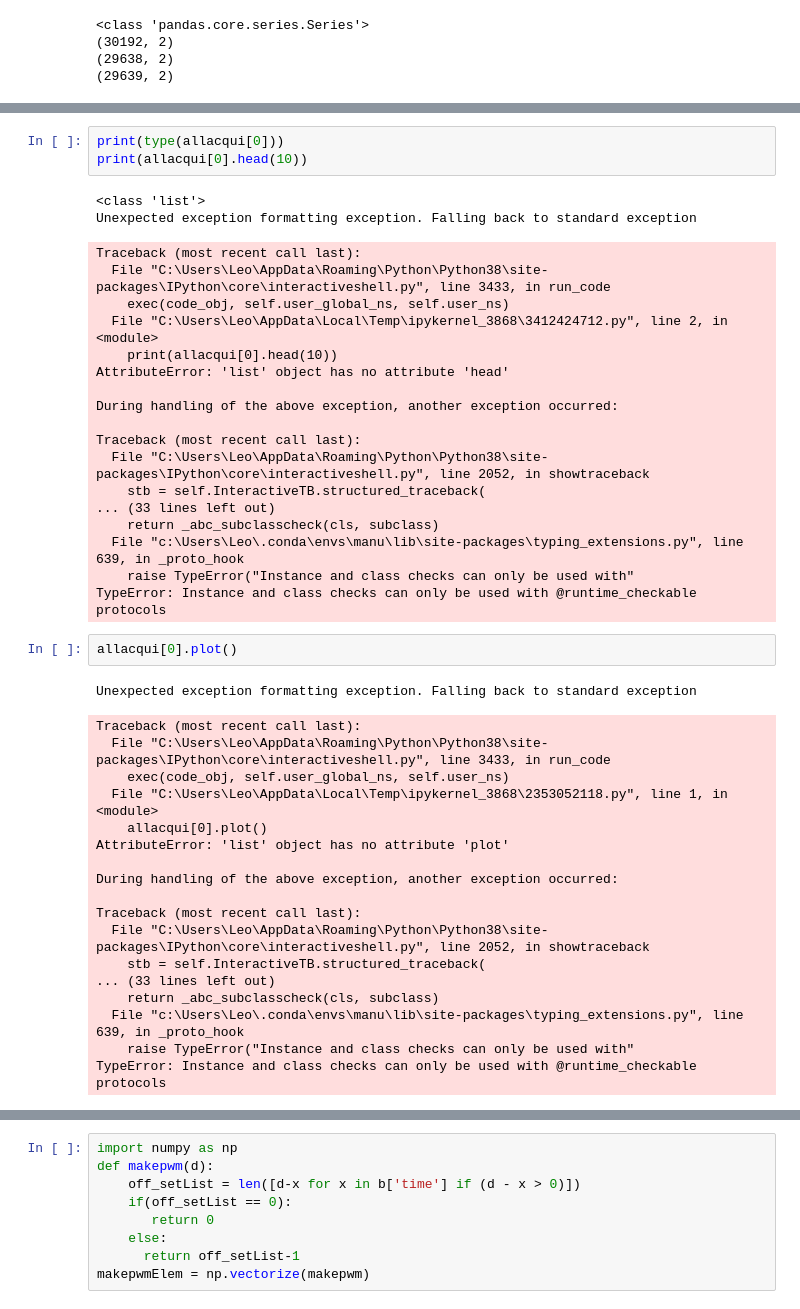
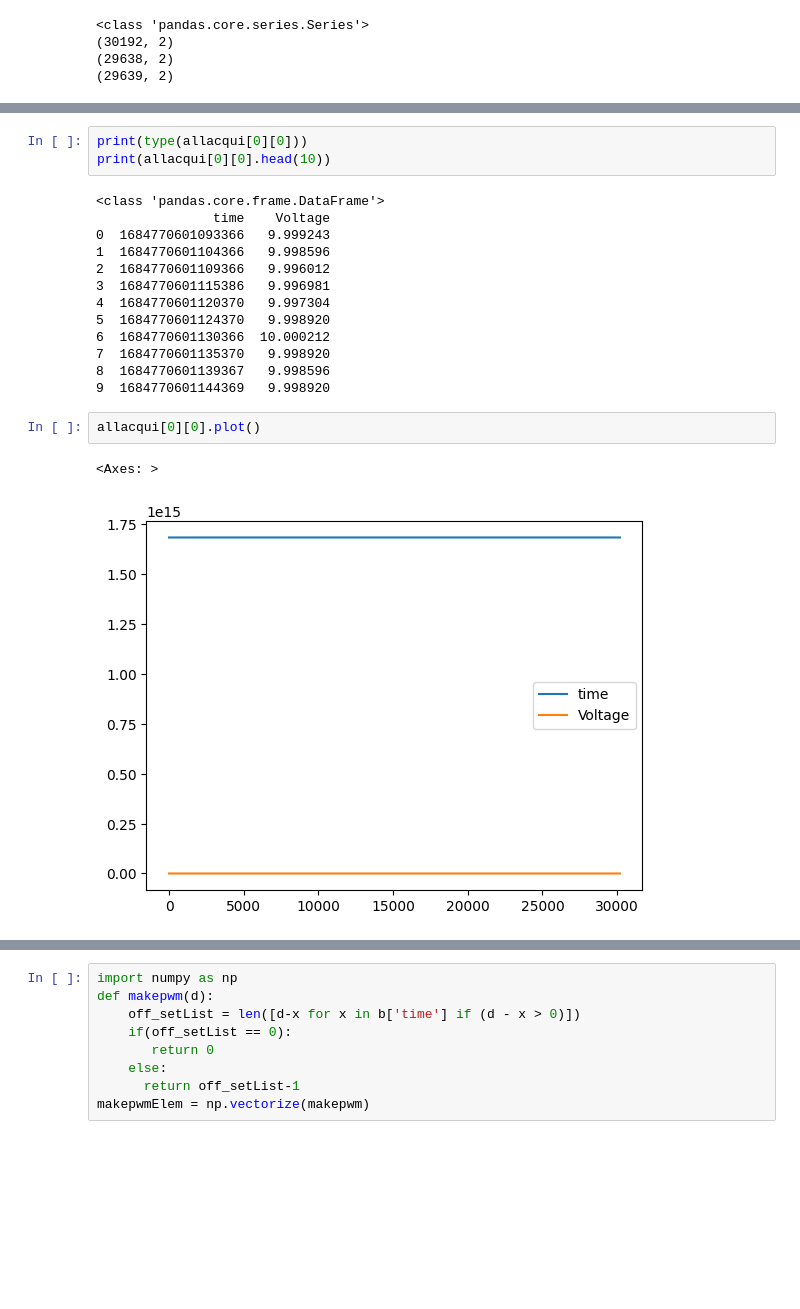
Before and after one commit to Simone-Scalella/Manutenzione_preventiva, a Jupyter notebook: analisi.ipynb, the cells around one changed output, grey strips where cells are left out. Drawn from its saved outputs; the diff is of its cells as text; blank space fills up the shorter version.

```diff
--- a/analisi.ipynb
+++ b/analisi.ipynb
@@ -83,47 +64,24 @@ TypeError: Instance and class checks can only be used with @runtime_checkable pr
 # %%
-print(type(allacqui[0]))
-print(allacqui[0].head(10))
+print(type(allacqui[0][0]))
+print(allacqui[0][0].head(10))
 # %% [output]
-<class 'list'>
-Unexpected exception formatting exception. Falling back to standard exception
+<class 'pandas.core.frame.DataFrame'>
+               time    Voltage
+0  1684770601093366   9.999243
+1  1684770601104366   9.998596
+2  1684770601109366   9.996012
+3  1684770601115386   9.996981
+4  1684770601120370   9.997304
+5  1684770601124370   9.998920
+6  1684770601130366  10.000212
+7  1684770601135370   9.998920
+8  1684770601139367   9.998596
+9  1684770601144369   9.998920
-Traceback (most recent call last):
-  File "C:\Users\Leo\AppData\Roaming\Python\Python38\site-packages\IPython\core\interactiveshell.py", line 3433, in run_code
-    exec(code_obj, self.user_global_ns, self.user_ns)
-  File "C:\Users\Leo\AppData\Local\Temp\ipykernel_3868\3412424712.py", line 2, in <module>
-    print(allacqui[0].head(10))
-AttributeError: 'list' object has no attribute 'head'
-
-During handling of the above exception, another exception occurred:
-
-Traceback (most recent call last):
-  File "C:\Users\Leo\AppData\Roaming\Python\Python38\site-packages\IPython\core\interactiveshell.py", line 2052, in showtraceback
-    stb = self.InteractiveTB.structured_traceback(
-... (33 lines left out)
-    return _abc_subclasscheck(cls, subclass)
-  File "c:\Users\Leo\.conda\envs\manu\lib\site-packages\typing_extensions.py", line 639, in _proto_hook
-    raise TypeError("Instance and class checks can only be used with"
-TypeError: Instance and class checks can only be used with @runtime_checkable protocols
 # %%
-allacqui[0].plot()
+allacqui[0][0].plot()
 # %% [output]
-Unexpected exception formatting exception. Falling back to standard exception
+<Axes: >
-Traceback (most recent call last):
-  File "C:\Users\Leo\AppData\Roaming\Python\Python38\site-packages\IPython\core\interactiveshell.py", line 3433, in run_code
-    exec(code_obj, self.user_global_ns, self.user_ns)
-  File "C:\Users\Leo\AppData\Local\Temp\ipykernel_3868\2353052118.py", line 1, in <module>
-    allacqui[0].plot()
-AttributeError: 'list' object has no attribute 'plot'
-
-During handling of the above exception, another exception occurred:
-
-Traceback (most recent call last):
-  File "C:\Users\Leo\AppData\Roaming\Python\Python38\site-packages\IPython\core\interactiveshell.py", line 2052, in showtraceback
-    stb = self.InteractiveTB.structured_traceback(
-... (33 lines left out)
-    return _abc_subclasscheck(cls, subclass)
-  File "c:\Users\Leo\.conda\envs\manu\lib\site-packages\typing_extensions.py", line 639, in _proto_hook
-    raise TypeError("Instance and class checks can only be used with"
-TypeError: Instance and class checks can only be used with @runtime_checkable protocols
+[figure, added]
 # %%
 # Andiamo a lavorare sui dati di national instrument, ne riduciamo le dimensioni usando la media
 
```
Also changed, not shown: parts of 11 cells of this notebook.
